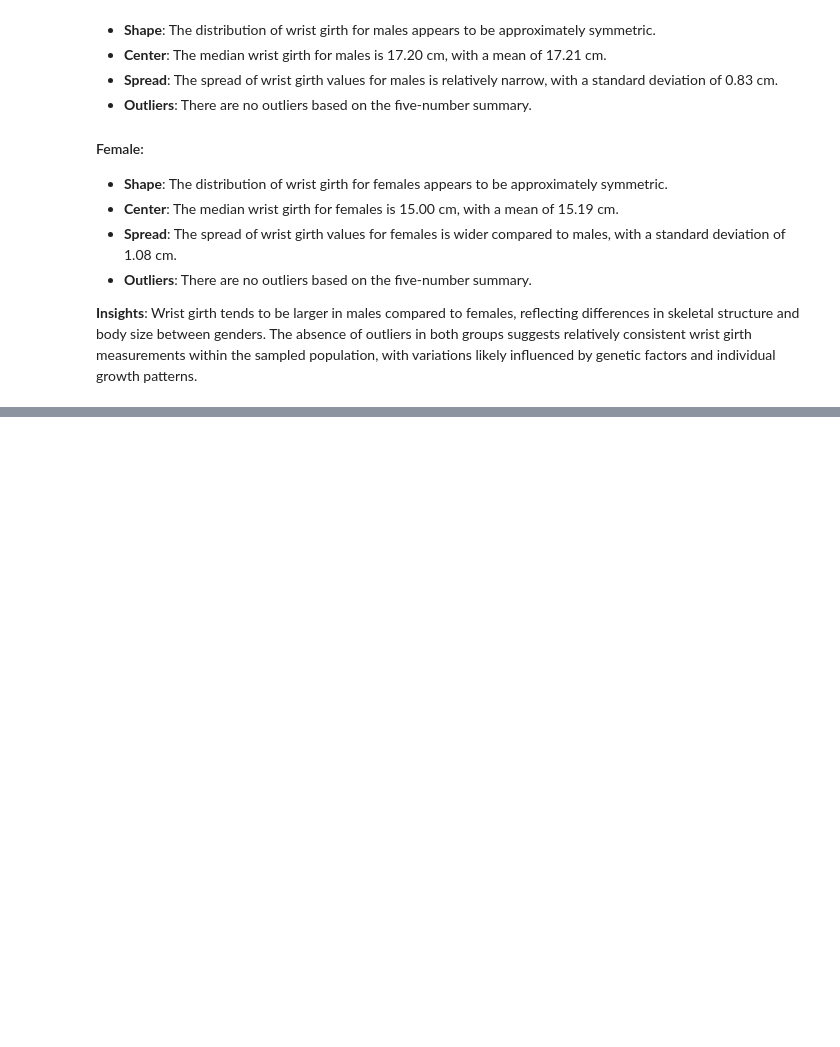
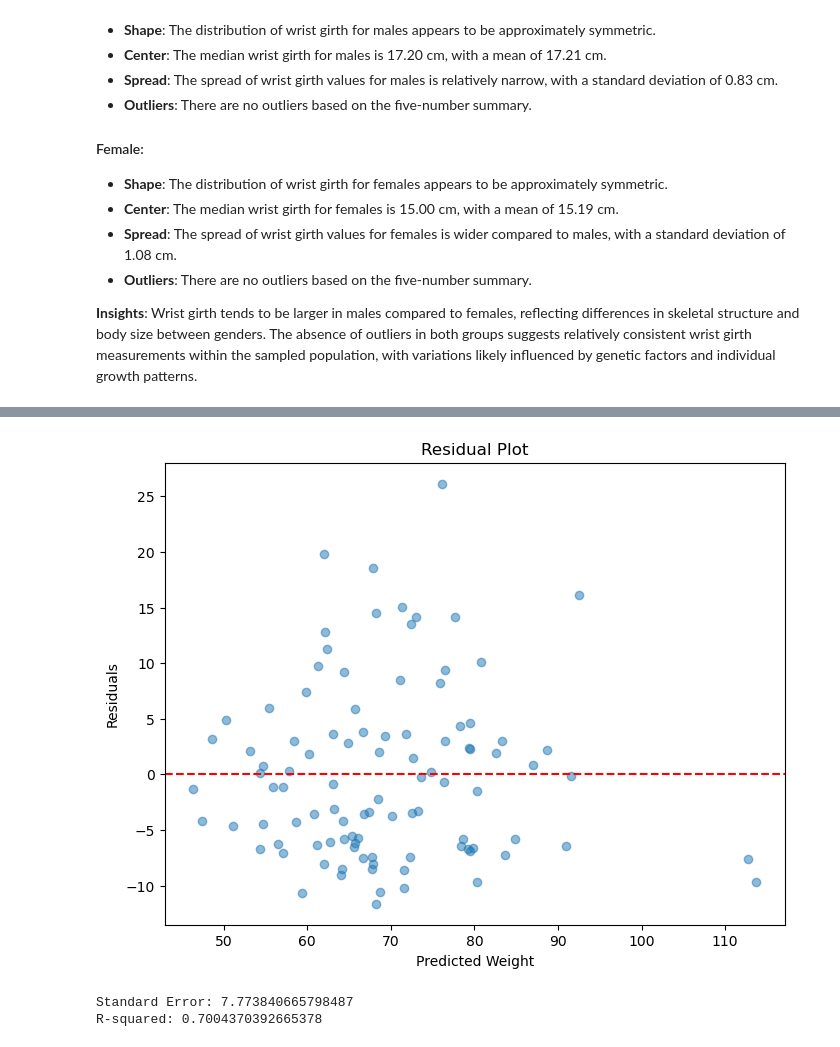
Before and after one commit to robertnesterodhiambo/robertnesterodhiambo-Data-analysis, a Jupyter notebook: colab.ipynb, the cells around one changed output, grey strips where cells are left out. Saved outputs shown, nothing was run; the diff lists cells and outputs as text; code cells hidden in the pictures; blank space fills up the shorter version.

Commit message:
linear regression model

```diff
--- a/colab.ipynb
+++ b/colab.ipynb
@@ -355,0 +473,37 @@ Name: wri_gi, dtype: float64
+# %%
+from sklearn.linear_model import LinearRegression
+from sklearn.metrics import r2_score
+import matplotlib.pyplot as plt
+import numpy as np
+
+# Step 2: Fit the linear regression model
+model = LinearRegression()
+model.fit(X, y)
+
+# Step 3: Make predictions
+y_pred = model.predict(X)
+
+# Step 4: Calculate residuals
+residuals = y - y_pred
+
+# Step 5: Generate a residual plot
+plt.figure(figsize=(8, 6))
+plt.scatter(y_pred, residuals, alpha=0.5)
+plt.xlabel('Predicted Weight')
+plt.ylabel('Residuals')
+plt.title('Residual Plot')
+plt.axhline(y=0, color='r', linestyle='--')
+plt.show()
+
+# Step 6: Calculate the standard error of the estimate
+std_error = np.std(residuals)
+
+# Step 7: Calculate R^2
+r_squared = r2_score(y, y_pred)
+
+print("Standard Error:", std_error)
+print("R-squared:", r_squared)
+# %% [output]
+[figure, added]
+Standard Error: 7.773840665798487
+R-squared: 0.7004370392665378
```
Also changed, not shown: parts of 6 cells of this notebook.
